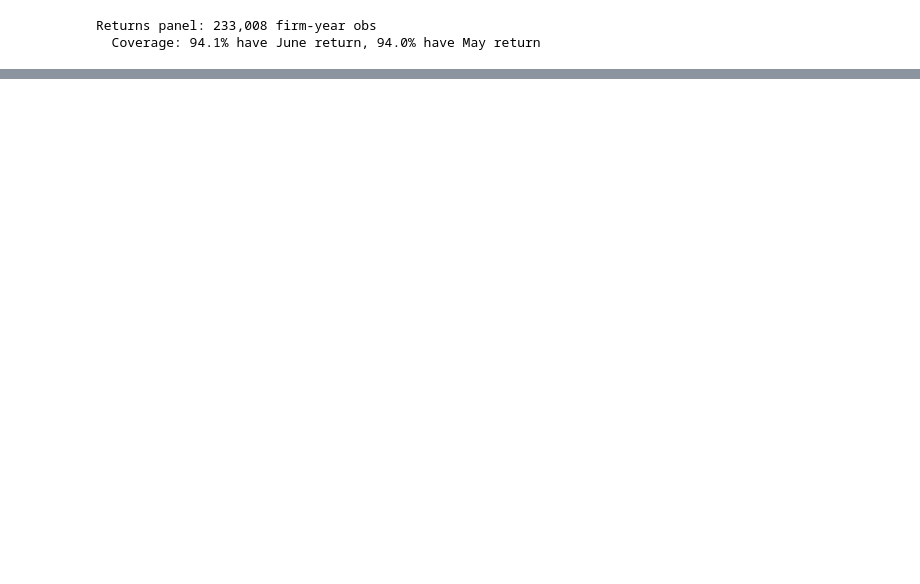
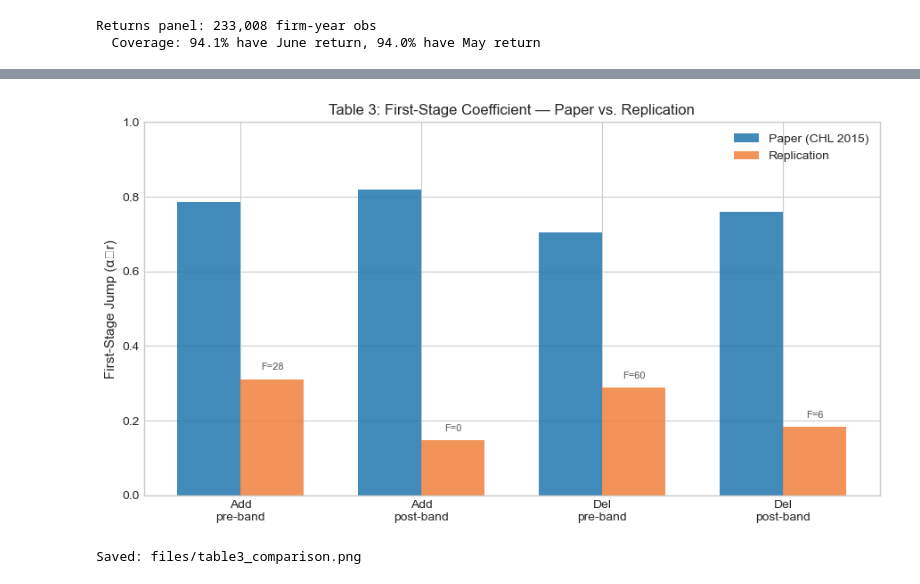
Before and after one commit to kennyr719/Regression-Discontinuity-and-the-Price-Effects-of-Stock-Market-Indexing-Replication, a Jupyter notebook: project.ipynb, the cells around one changed output, grey strips where cells are left out. Saved outputs shown, nothing was run; the diff lists cells and outputs as text; code cells hidden in the pictures; blank space fills up the shorter version.

```diff
--- a/project.ipynb
+++ b/project.ipynb
@@ -146,15 +216,21 @@ Following Chang et al. (2015, Section 1.1), we reconstruct the market capitaliza
 #      (using actual RDQ or estimated SEC filing deadlines)
 #   4. Adjusts Compustat shares for splits via CFACSHR ratio
 #   5. Takes max(CRSP SHROUT, adjusted Compustat shares)
-#   6. Ranks all eligible stocks by market cap (descending)
+#   6. Overrides with Bloomberg float-adjusted shares when available (2004+)
+#   7. Ranks all eligible stocks by market cap (descending)
+#
+# bloomberg_float passed for 2004–2024 to use float-adjusted shares.
 # ---------------------------------------------------------------------------
 all_rankings = {}
 for year in range(SAMPLE_START, EXTENSION_END + 1):
-    all_rankings[year] = compute_market_cap_rankings(data, year)
+    all_rankings[year] = compute_market_cap_rankings(
+        data, year, float_shares_df=bloomberg_float.get(year)
+    )
     n = len(all_rankings[year])
     r1000 = all_rankings[year].query("rank == 1000")
     cap = r1000["market_cap"].iloc[0] / 1000 if len(r1000) else float("nan")  # billions
-    print(f"{year}: {n:5d} stocks ranked  |  rank-1000 market cap = ${cap:.2f}B")
+    float_tag = " [float]" if year in bloomberg_float else ""
+    print(f"{year}: {n:5d} stocks ranked  |  rank-1000 market cap = ${cap:.2f}B{float_tag}")
 
 print(f"\nRankings computed for {len(all_rankings)} years ({SAMPLE_START}–{EXTENSION_END}).")
 # %% [output]
@@ -579,0 +700,60 @@ Paper targets:
+# %%
+# ---------------------------------------------------------------------------
+# Figure: Table 3 — Paper vs. Replication First Stage (α₀r)
+#
+# Bar chart comparing first-stage jump coefficients across the paper's
+# reported values and our replication.  Visually highlights the gap caused
+# by mixed-basis ranking noise (Limitation 2).
+# ---------------------------------------------------------------------------
+paper_alpha = {
+    "Add\npre-band":  0.785,
+    "Add\npost-band": 0.820,
+    "Del\npre-band":  0.705,
+    "Del\npost-band": 0.759,
+}
+
+# Re-run first-stage estimates to get current values
+_t3_subs = {
+    "Add\npre-band":  addition_df[addition_df["year"].between(SAMPLE_START, BANDING_START - 1)],
+    "Add\npost-band": addition_df[addition_df["year"].between(BANDING_START, SAMPLE_END)],
+    "Del\npre-band":  deletion_df[deletion_df["year"].between(SAMPLE_START, BANDING_START - 1)],
+    "Del\npost-band": deletion_df[deletion_df["year"].between(BANDING_START, SAMPLE_END)],
+}
+repl_alpha = {}
+repl_F = {}
+for label, sub in _t3_subs.items():
+    res = fuzzy_rd_estimate(sub, outcome="ret_jun", bandwidth=BANDWIDTH)
+    repl_alpha[label] = res["fs_alpha_0r"] if res else 0
+    repl_F[label] = res["fs_F"] if res else 0
+
+labels = list(paper_alpha.keys())
+x = np.arange(len(labels))
+width = 0.35
+
+fig, ax = plt.subplots(figsize=(9, 5))
+bars1 = ax.bar(x - width / 2, [paper_alpha[l] for l in labels], width,
+               label="Paper (CHL 2015)", color="#2176AE", alpha=0.85)
+bars2 = ax.bar(x + width / 2, [repl_alpha[l] for l in labels], width,
+               label="Replication", color="#F0803C", alpha=0.85)
+
+# Add F-stat annotations on replication bars
+for i, l in enumerate(labels):
+    f_val = repl_F[l]
+    f_str = f"F={f_val:.0f}" if np.isfinite(f_val) and f_val < 9999 else "F>999"
+    ax.text(x[i] + width / 2, repl_alpha[l] + 0.02, f_str,
+            ha="center", va="bottom", fontsize=8, color="#555")
+
+ax.set_ylabel("First-Stage Jump (α₀r)", fontsize=11)
+ax.set_title("Table 3: First-Stage Coefficient — Paper vs. Replication", fontsize=12)
+ax.set_xticks(x)
+ax.set_xticklabels(labels, fontsize=10)
+ax.set_ylim(0, 1.0)
+ax.legend(fontsize=10)
+ax.axhline(0, color="k", linewidth=0.5)
+fig.tight_layout()
+fig.savefig("files/table3_comparison.png", dpi=150, bbox_inches="tight")
+plt.show()
+print("Saved: files/table3_comparison.png")
+# %% [output]
+[figure, added]
+Saved: files/table3_comparison.png
```
Also changed, not shown: parts of 51 cells of this notebook, 29 other files.
